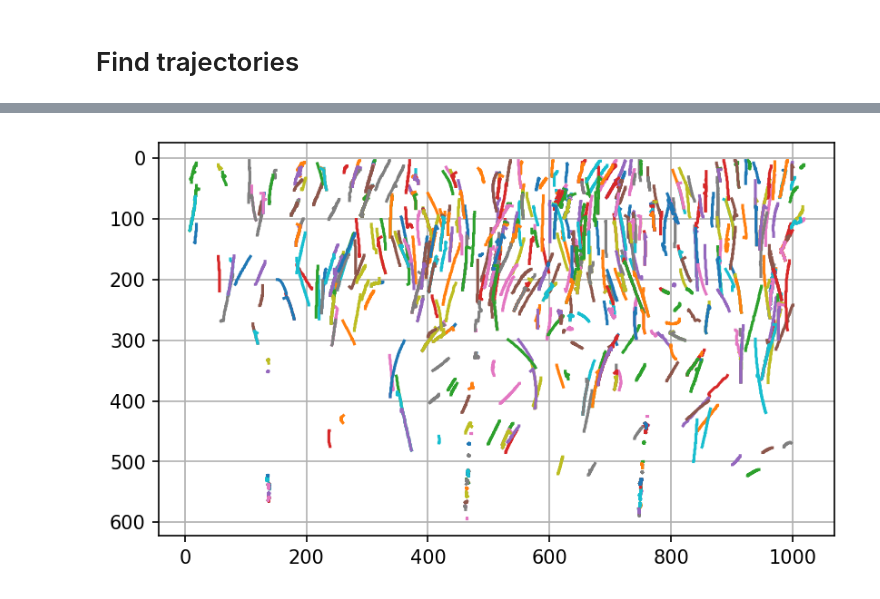
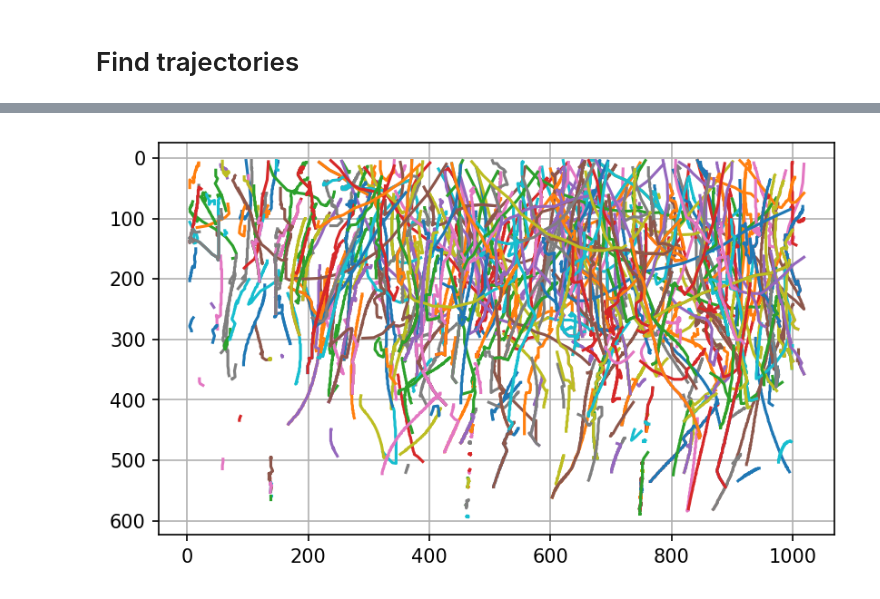
Before and after one commit to ebellincioni/floatingIce, a Jupyter notebook: 24-02-08_PTV_thickSheet.ipynb, the cells around one changed output, grey strips where cells are left out. Drawn from its saved outputs; the diff is of its cells as text; code cells hidden in the pictures.

Commit message:
Bettered A LOT the PTV code

```diff
--- a/24-02-08_PTV_thickSheet.ipynb
+++ b/24-02-08_PTV_thickSheet.ipynb
@@ -137 +119,38 @@ time 49
 KeyboardInterrupt:
+# %%
+# create trajectory list
+trajectories = []
+# fill up list with first-frame particles (they're all new trajectories)
+for _,particle in enumerate(pos_t[0]):
+    trajectories.append(trajectory(particle))
+
+radius = 7
+
+def lookForParticle(knownParticles,knownPosition,radius):
+    xIndeces = np.where(np.logical_and(knownParticles[:,1]<knownPosition[1]+radius,knownParticles[:,1]>knownPosition[1]-radius)) # these are indeces
+    yIndeces = np.where(np.logical_and(knownParticles[:,0]<knownPosition[0]+radius,knownParticles[:,0]>knownPosition[0]-radius)) # these are indeces
+    intersection = np.intersect1d(xIndeces,yIndeces)
+    return intersection
+
+for time,particlesInFrame in enumerate(pos_t[1:]): # loop over frames
+    for tr in trajectories:
+        if tr.position.shape==(2,): # if the trajectory is one point (no prediction possible)
+            intersection = lookForParticle(particlesInFrame,tr.lastPos(),radius)
+            if len(intersection)==0:
+                continue # AND WHAT?
+            elif len(intersection)>1:
+                continue # it means that I have multiple particles...
+            else:
+                tr.append(particlesInFrame[intersection])
+        else: # if the trajectory is longer, I can do better
+            predicted = tr.position[-1] + vector(tr.position[-2],tr.position[-1])
+            intersection = lookForParticle(particlesInFrame,predicted,radius)
+            if len(intersection)==0:
+                continue # AND WHAT?
+            elif len(intersection)>1:
+                continue # it means that I have multiple particles...
+            else:
+                tr.append(particlesInFrame[intersection])
+
+
+    print(f'time {time}')
@@ -138,15 +175,15 @@ KeyboardInterrupt:
 # %%
 plt.figure(dpi=150)
 for tr in trajectories:
     if tr.position.shape==(2,): continue
-    if tr.position.shape[0]<30:continue
+    # if tr.position.shape[0]<50:continue
     # print(tr.position.shape)
     plt.plot(tr.position[:,1],tr.position[:,0])
 plt.grid()
 plt.gca().invert_yaxis()
 plt.gca().set_aspect('equal')
 # plt.ylim(400,420)
 # plt.xlim(50,75)
 plt.show()
 # %% [output]
-[figure, old version]
+[figure, new version]
```
Also changed, not shown: parts of 6 cells of this notebook.
